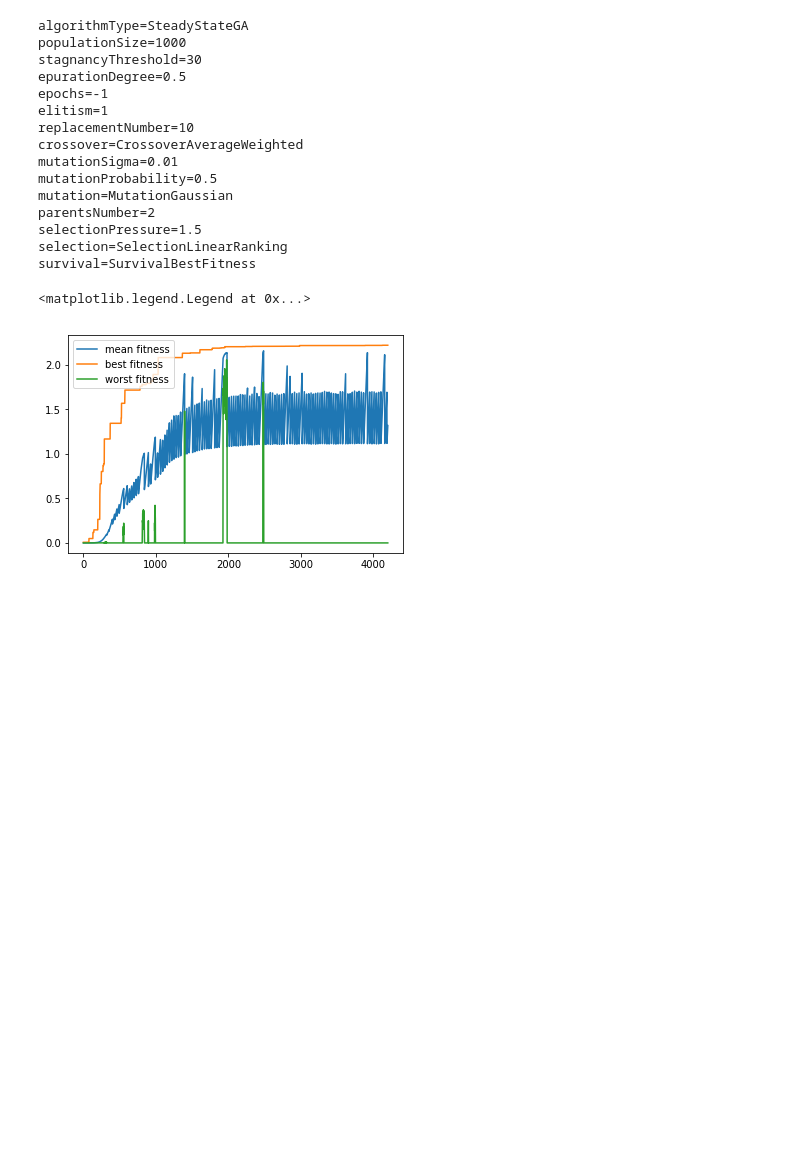
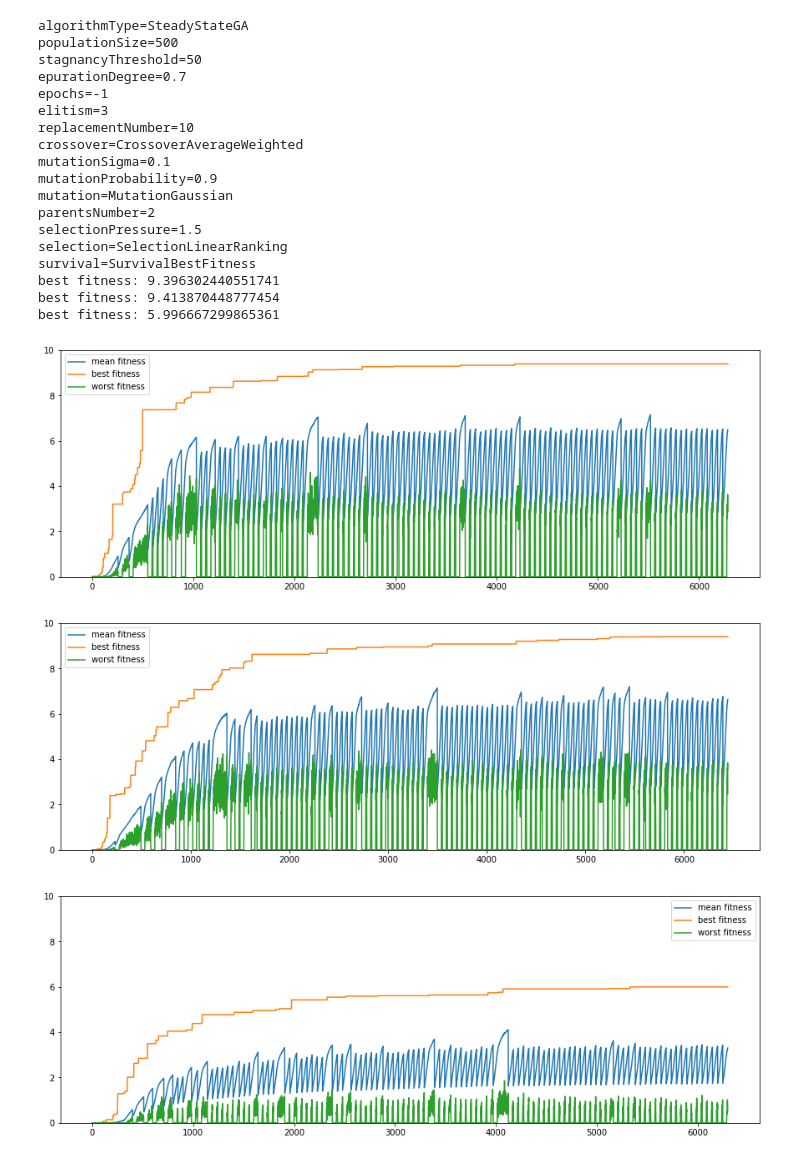
Before and after one commit to HitLuca/EC-Function_optimization, a Jupyter notebook: PythonPlotter.ipynb, the cells around one changed output. Cells and saved outputs as stored; diff of their text form; code cells hidden in the pictures; blank space fills up the shorter version.

```diff
--- a/PythonPlotter.ipynb
+++ b/PythonPlotter.ipynb
@@ -7,46 +9,61 @@ mean_fitness = []
 best_fitness = []
 worst_fitness = []
 
 properties = False
+properties_finished = False
 scores = False
+scores_finished = False
 with open('logs/last_run.log') as f:
     for line in f.readlines():
         line = line.replace('\n', '')
         if line == "Properties:":
             properties = True
         elif line == "EndProperties":
             properties = False
+            properties_finished = True
         elif line == "Scores:":
             scores = True
+            mean_fitness.append([])
+            best_fitness.append([])
+            worst_fitness.append([])
         elif line == "EndScores":
             scores = False
-        elif properties:
+            scores_finished = True
+        elif properties and not properties_finished:
             print line
         elif scores:
             line = line.replace(',', '').split()
-            mean_fitness.append(line[1])
-            best_fitness.append(line[2])
-            worst_fitness.append(line[3])
+            mean_fitness[-1].append(line[1])
+            best_fitness[-1].append(line[2])
+            worst_fitness[-1].append(line[3])
 
-plot(mean_fitness, label="mean fitness")
-plot(best_fitness, label="best fitness")
-plot(worst_fitness, label="worst fitness")
-plt.legend()
+for i in range(len(mean_fitness)):
+    figure(figsize=(15, 5))
+    print "best fitness:", best_fitness[i][-1]
+    plot(mean_fitness[i], label="mean fitness")
+    plot(best_fitness[i], label="best fitness")
+    plot(worst_fitness[i], label="worst fitness")
+    plt.legend()
+    plt.ylim(0, 10)
 # %% [output]
 algorithmType=SteadyStateGA
-populationSize=1000
-stagnancyThreshold=30
-epurationDegree=0.5
+populationSize=500
+stagnancyThreshold=50
+epurationDegree=0.7
 epochs=-1
-elitism=1
+elitism=3
 replacementNumber=10
 crossover=CrossoverAverageWeighted
-mutationSigma=0.01
-mutationProbability=0.5
+mutationSigma=0.1
+mutationProbability=0.9
 mutation=MutationGaussian
 parentsNumber=2
 selectionPressure=1.5
 selection=SelectionLinearRanking
 survival=SurvivalBestFitness
+best fitness: 9.396302440551741
+best fitness: 9.413870448777454
+best fitness: 5.996667299865361
-<matplotlib.legend.Legend at 0x...>
-[figure, old version]
+[figure, new version]
+[figure, added]
+[figure, added]
```
Also changed, not shown: parts of 1 cell of this notebook, 24 other files.
